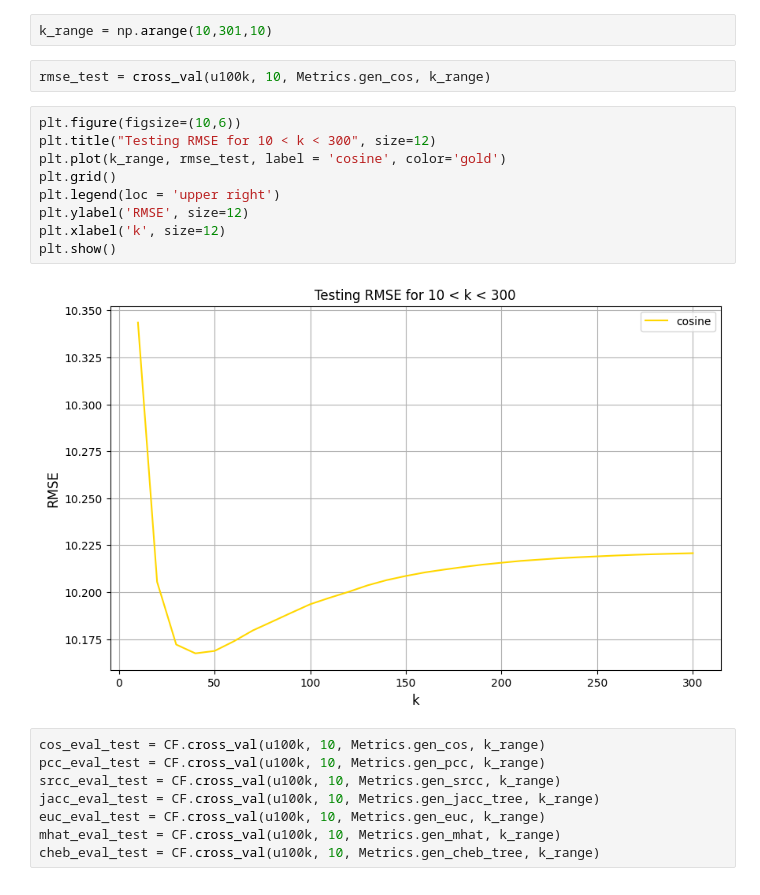
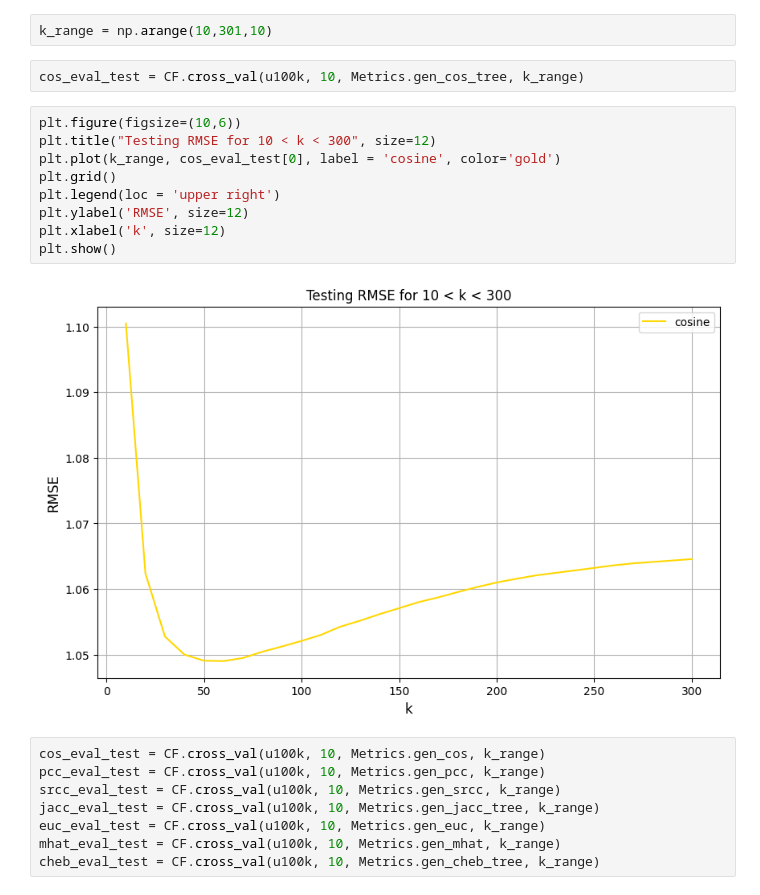
Before and after one commit to JustinDialdestoro/M4R_Clustering, a Jupyter notebook: Python/CF_testing.ipynb, the cells around one changed output. Cells and saved outputs as stored; diff of their text form.

Commit message:
tested cosine tree

```diff
--- a/Python/CF_testing.ipynb
+++ b/Python/CF_testing.ipynb
@@ -57,18 +19,18 @@ def cross_val(df, t, metric, k_range):
 # %%
 k_range = np.arange(10,301,10)
 # %%
-rmse_test = cross_val(u100k, 10, Metrics.gen_cos, k_range)
+cos_eval_test = CF.cross_val(u100k, 10, Metrics.gen_cos_tree, k_range)
 # %%
 plt.figure(figsize=(10,6))
 plt.title("Testing RMSE for 10 < k < 300", size=12)
-plt.plot(k_range, rmse_test, label = 'cosine', color='gold')
+plt.plot(k_range, cos_eval_test[0], label = 'cosine', color='gold')
 plt.grid()
 plt.legend(loc = 'upper right')
 plt.ylabel('RMSE', size=12)
 plt.xlabel('k', size=12)
 plt.show()
 # %% [output]
-[figure, old version]
+[figure, new version]
 # %%
 cos_eval_test = CF.cross_val(u100k, 10, Metrics.gen_cos, k_range)
 pcc_eval_test = CF.cross_val(u100k, 10, Metrics.gen_pcc, k_range)
```
Also changed, not shown: parts of 5 cells of this notebook, 1 other file.
